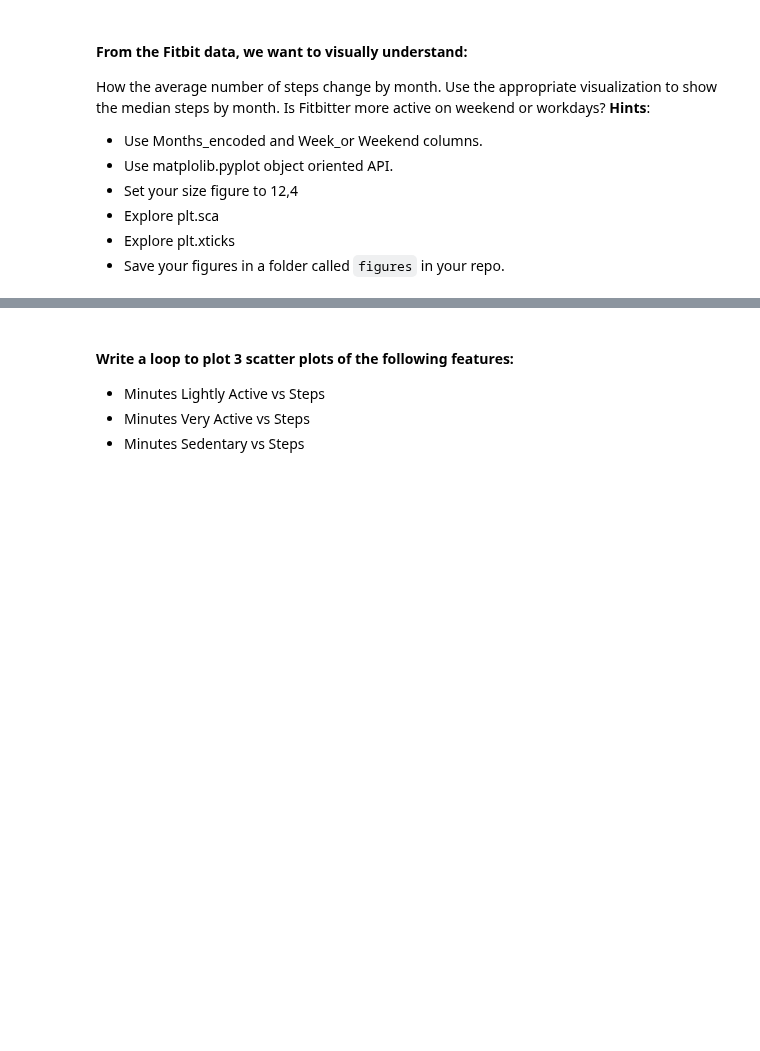
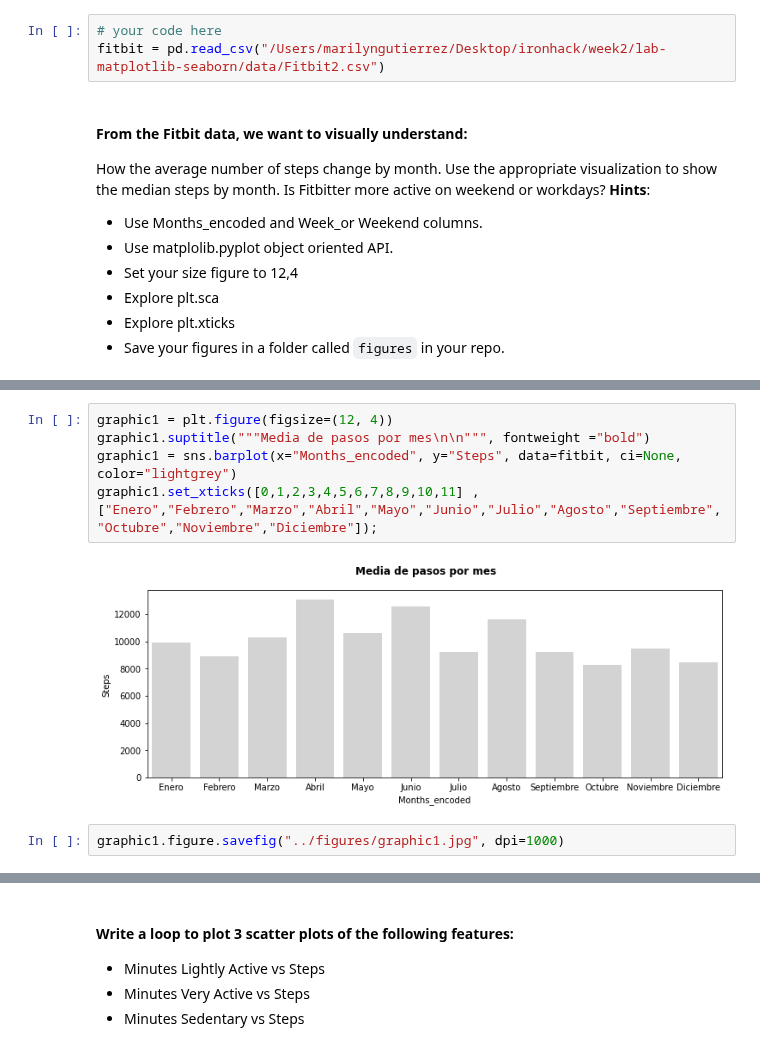
Before and after one commit to Ironhack-Data-Madrid-Enero-2022/lab-matplotlib-seaborn, a Jupyter notebook: your-code/main.ipynb, the cells around one changed output, grey strips where cells are left out. Saved outputs shown, nothing was run; the diff lists cells and outputs as text; blank space fills up the shorter version.

```diff
--- a/your-code/main.ipynb
+++ b/your-code/main.ipynb
@@ -17,3 +16,6 @@ import numpy as np
+# %%
+# your code here
+fitbit = pd.read_csv("/Users/marilyngutierrez/Desktop/ironhack/week2/lab-matplotlib-seaborn/data/Fitbit2.csv")
 # %% [markdown]
 #### From the Fitbit data, we want to visually understand:
 
@@ -34,0 +52,9 @@ How the average number of steps change by month. Use the appropriate visualizati
+# %%
+graphic1 = plt.figure(figsize=(12, 4))
+graphic1.suptitle("""Media de pasos por mes\n\n""", fontweight ="bold")
+graphic1 = sns.barplot(x="Months_encoded", y="Steps", data=fitbit, ci=None, color="lightgrey")
+graphic1.set_xticks([0,1,2,3,4,5,6,7,8,9,10,11] ,["Enero","Febrero","Marzo","Abril","Mayo","Junio","Julio","Agosto","Septiembre","Octubre","Noviembre","Diciembre"]);
+# %% [output]
+[figure, added]
+# %%
+graphic1.figure.savefig("../figures/graphic1.jpg", dpi=1000)
```
Also changed, not shown: parts of 9 cells of this notebook, 2 other files.
